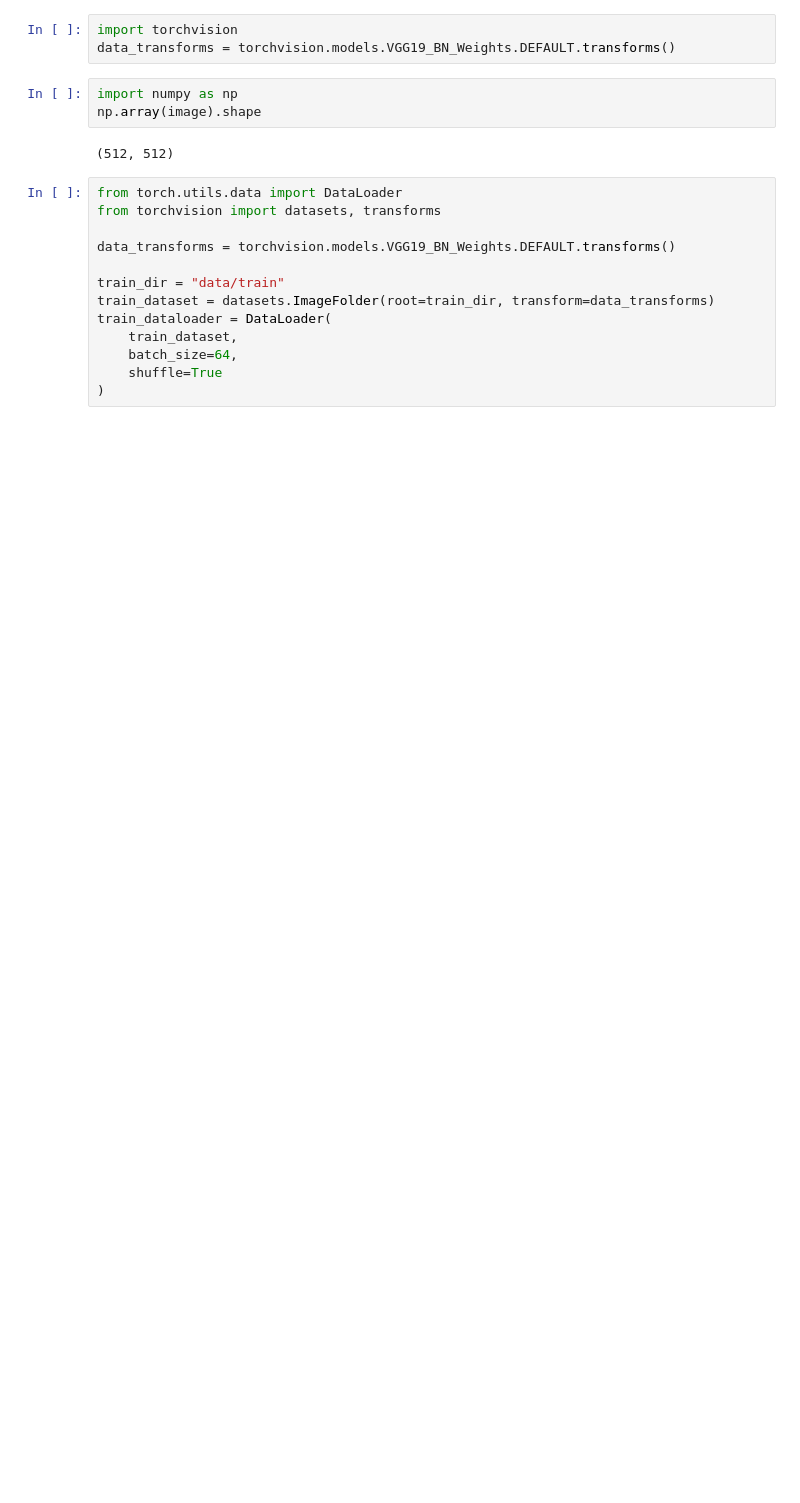
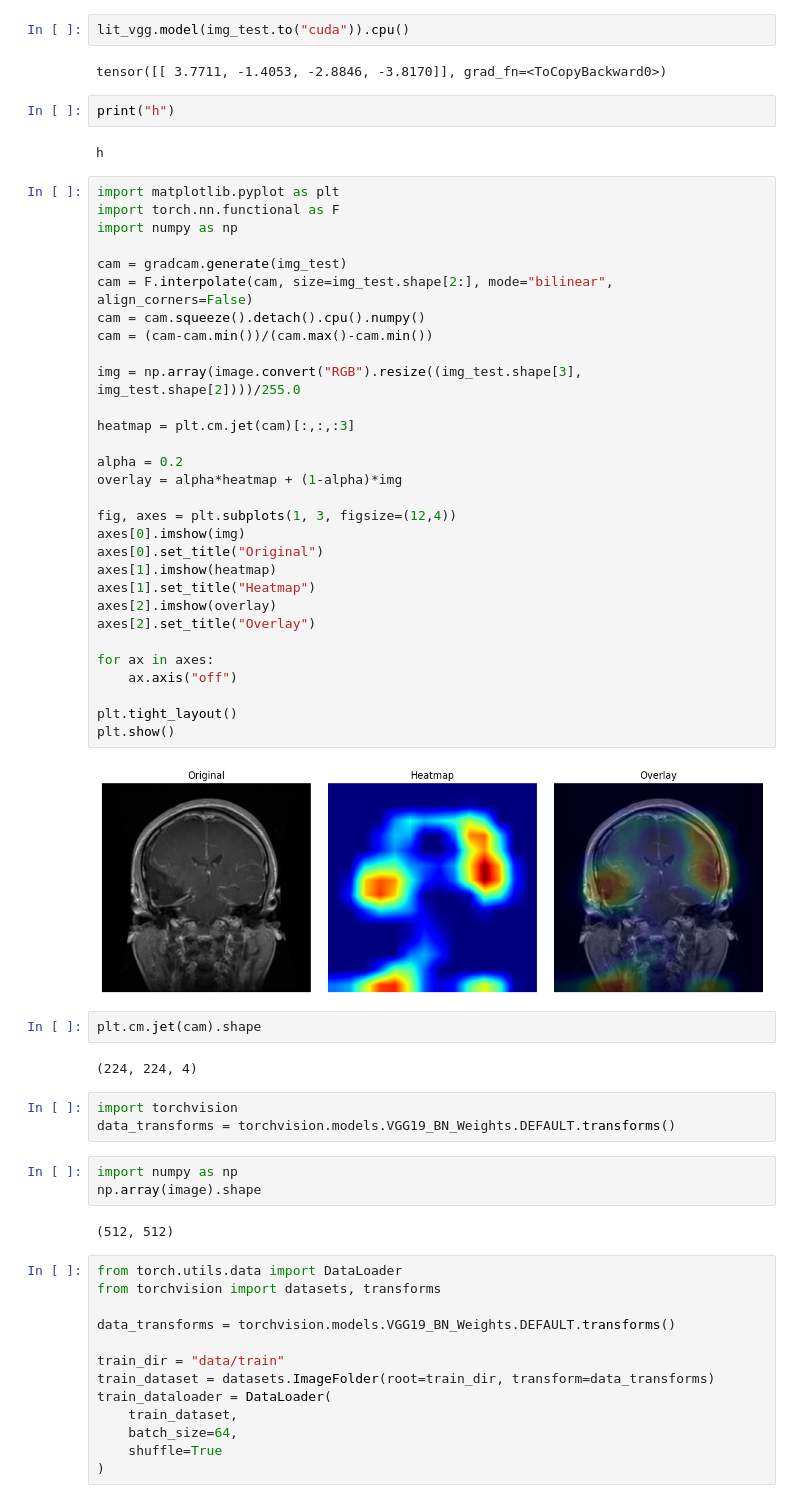
Before and after one commit to erickemde/MRI_deep_learning_project, a Jupyter notebook: model_testing.ipynb, the cells around one changed output. Cells and saved outputs as stored; diff of their text form; blank space fills up the shorter version.

```diff
--- a/model_testing.ipynb
+++ b/model_testing.ipynb
@@ -10,3 +81,47 @@ model = VGGModel()
+# %%
+lit_vgg.model(img_test.to("cuda")).cpu()
+# %% [output]
+tensor([[ 3.7711, -1.4053, -2.8846, -3.8170]], grad_fn=<ToCopyBackward0>)
+# %%
+print("h")
+# %% [output]
+h
+# %%
+import matplotlib.pyplot as plt
+import torch.nn.functional as F
+import numpy as np
+
+cam = gradcam.generate(img_test)
+cam = F.interpolate(cam, size=img_test.shape[2:], mode="bilinear", align_corners=False)
+cam = cam.squeeze().detach().cpu().numpy()
+cam = (cam-cam.min())/(cam.max()-cam.min())
+
+img = np.array(image.convert("RGB").resize((img_test.shape[3], img_test.shape[2])))/255.0
+
+heatmap = plt.cm.jet(cam)[:,:,:3]
+
+alpha = 0.2
+overlay = alpha*heatmap + (1-alpha)*img
+
+fig, axes = plt.subplots(1, 3, figsize=(12,4))
+axes[0].imshow(img)
+axes[0].set_title("Original")
+axes[1].imshow(heatmap)
+axes[1].set_title("Heatmap")
+axes[2].imshow(overlay)
+axes[2].set_title("Overlay")
+
+for ax in axes:
+    ax.axis("off")
+
+plt.tight_layout()
+plt.show()
+# %% [output]
+[figure, added]
+# %%
+plt.cm.jet(cam).shape
+# %% [output]
+(224, 224, 4)
 # %%
 import torchvision
 data_transforms = torchvision.models.VGG19_BN_Weights.DEFAULT.transforms()
```
Also changed, not shown: parts of 11 cells of this notebook.
